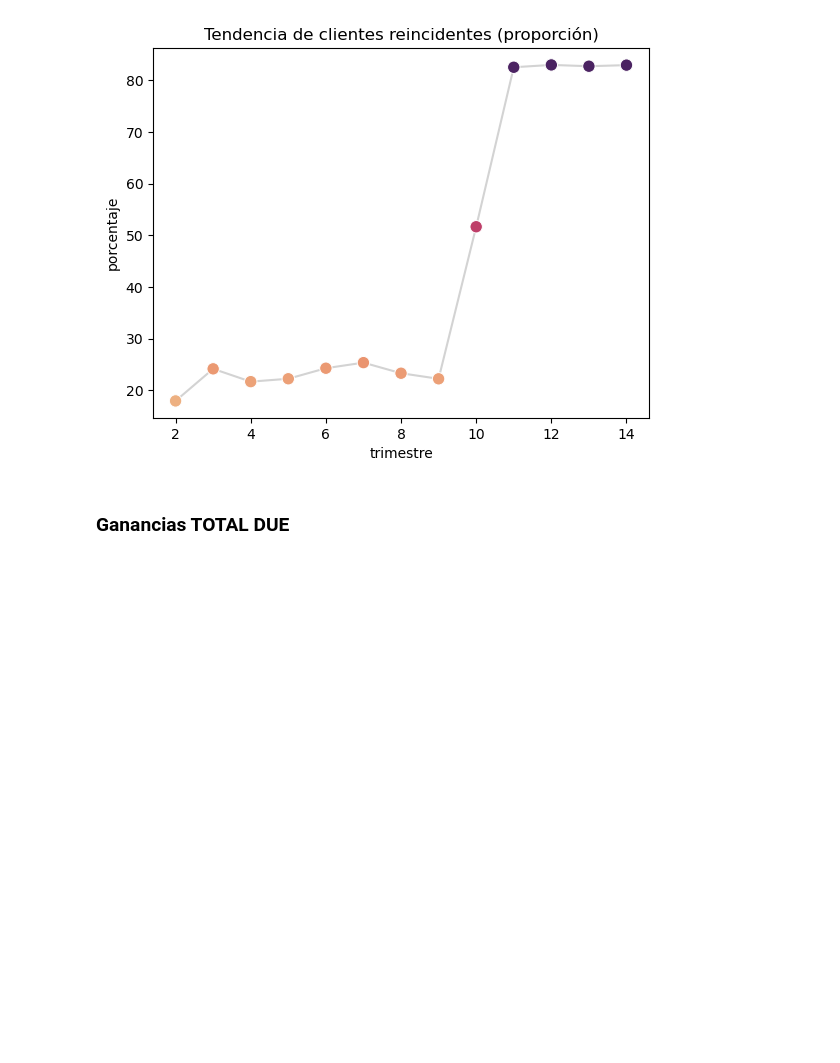
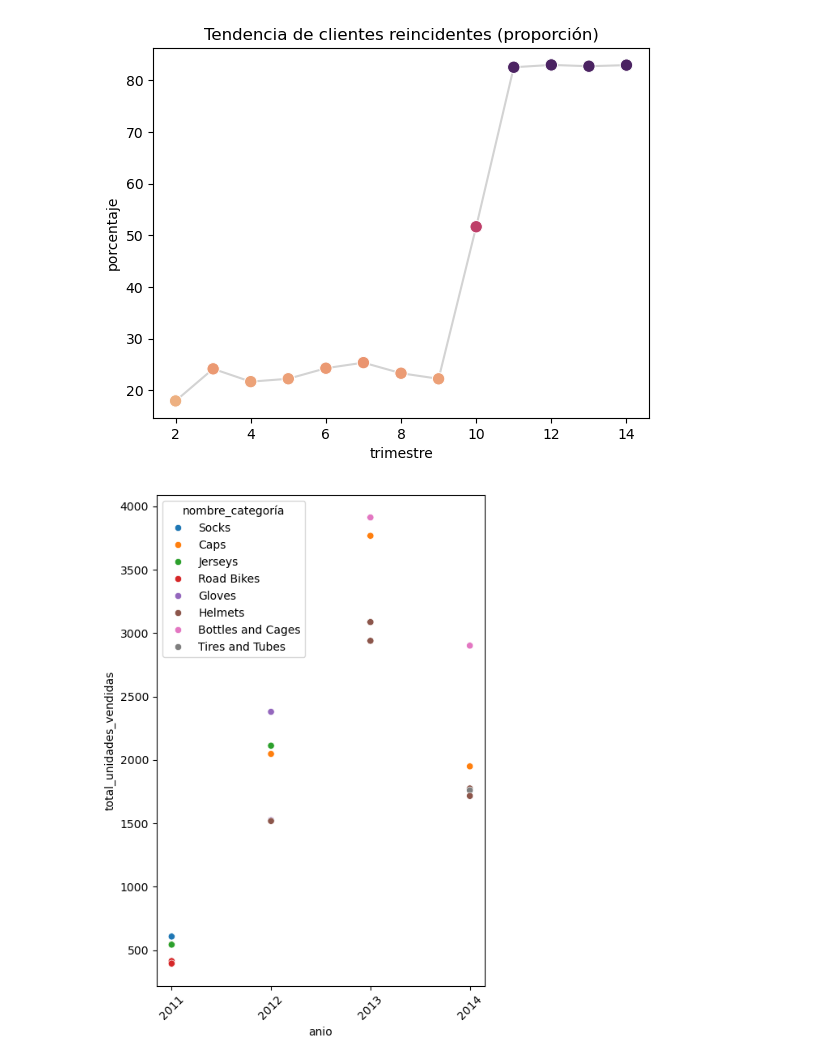
Before and after one commit to fedepicado/Series-temporales-con-SQL, a Jupyter notebook: Retencion de clientes.ipynb, the cells around one changed output. Cells and saved outputs as stored; diff of their text form; code cells hidden in the pictures; blank space fills up the shorter version.

```diff
--- a/Retencion de clientes.ipynb
+++ b/Retencion de clientes.ipynb
@@ -660,5 +667,44 @@ plt.title('Tendencia de clientes reincidentes (proporción)')
 plt.show()
 # %% [output]
 [figure]
-# %% [markdown]
-### Ganancias TOTAL DUE
+# %%
+query = ("""
+with productos_por_anio as (
+SELECT
+    year(soh.orderDate) as anio,
+    p.productID,
+    p.Name AS ProductName,
+    ps.Name as CategoryName,
+    sum(sod.OrderQty) AS total_unidades_vendidas
+FROM
+    sales.SalesOrderHeader soh
+    JOIN Sales.SalesOrderDetail sod on sod.SalesOrderID = soh.SalesOrderID
+    JOIN Production.Product p ON sod.ProductID = p.ProductID
+    join Production.ProductSubcategory ps on p.ProductSubcategoryID = ps.ProductSubcategoryID
+    group by year(soh.orderDate), p.productID, p.Name, ps.Name
+    ),
+  ranking_5 as ( select *
+				, row_number () over (partition by ppa.anio order by ppa.total_unidades_vendidas desc) as rank5
+  					from productos_por_anio ppa)
+select *
+from ranking_5 r
+where r.rank5 <= 5
+order by anio , rank5 """)
+
+
+
+trans.rollback()
+df = armar_query(query)
+
+df['anio'] = df['anio']
+df['nombre_categoría'] = df['CategoryName']
+df['total_unidades_vendidas'] = df['total_unidades_vendidas']
+plt.figure(figsize=(5,7))
+sns.scatterplot(data=df, x="anio", y='total_unidades_vendidas', hue='nombre_categoría', )
+plt.xticks(ticks=sorted(df['anio'].unique()),
+           labels=sorted(df['anio'].unique().astype(int)))
+plt.xticks(rotation=45)
+
+plt.tight_layout()
+# %% [output]
+[figure, added]
```
Also changed, not shown: parts of 2 cells of this notebook.
